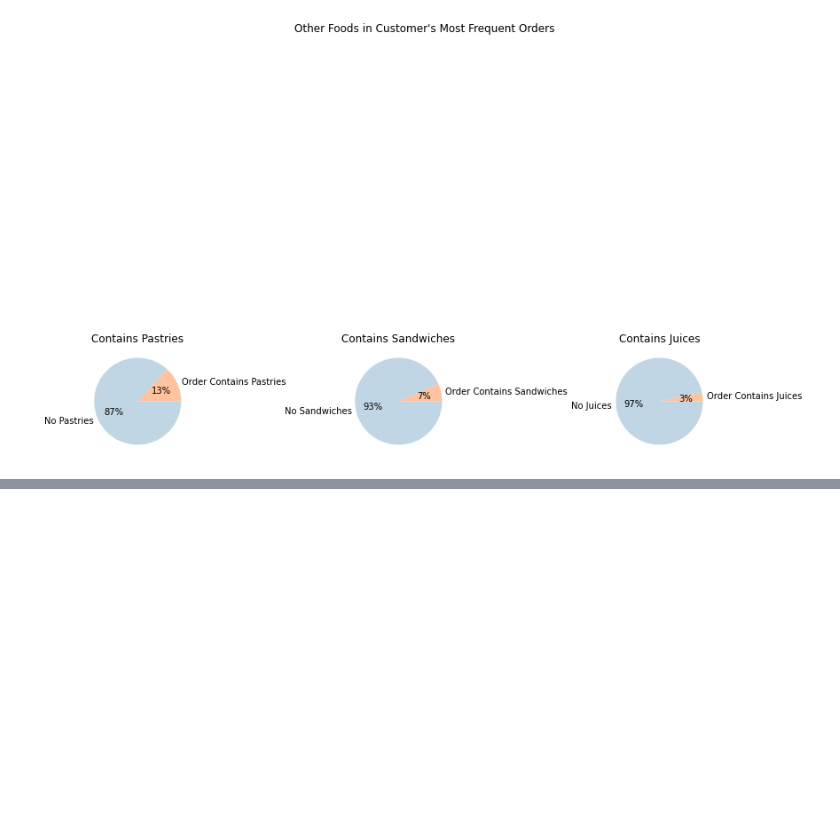
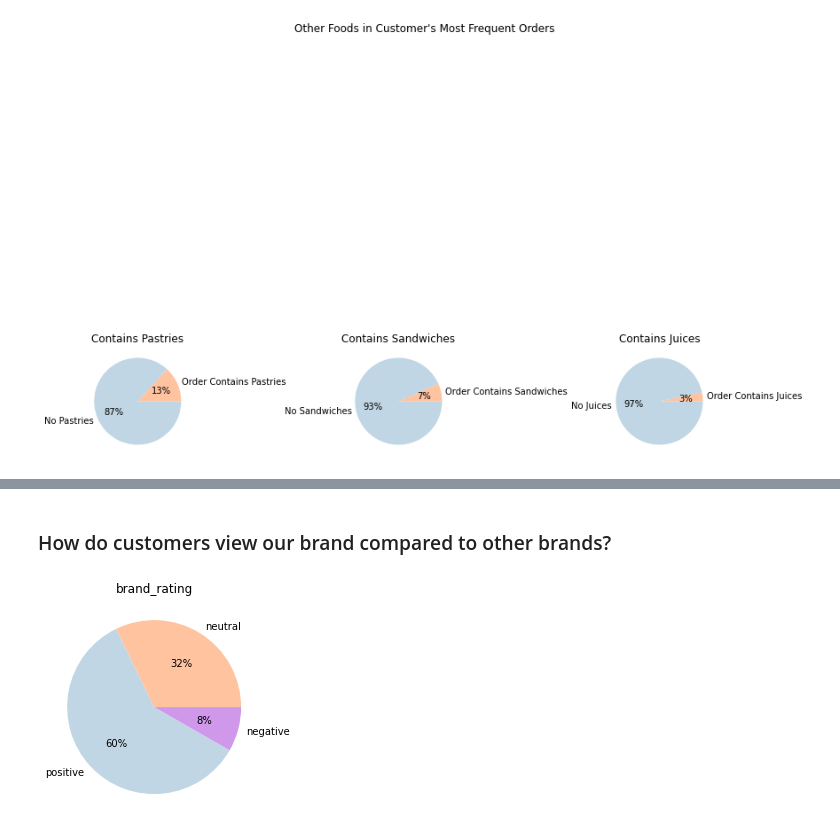
Before and after one commit to Johndsalas/Starbucks_Customer_Profiles, a Jupyter notebook: main.ipynb, the cells around one changed output, grey strips where cells are left out. Cells and saved outputs as stored; diff of their text form; code cells hidden in the pictures; blank space fills up the shorter version.

```diff
--- a/main.ipynb
+++ b/main.ipynb
@@ -273,0 +283,6 @@ e.omni_pie(df.gathering_likelyhood)
+# %% [markdown]
+### How do customers view our brand compared to other brands?
+# %%
+e.omni_pie(df.brand_rating,"brand_rating")
+# %% [output]
+[figure, added]
```
Also changed, not shown: parts of 14 cells of this notebook.
